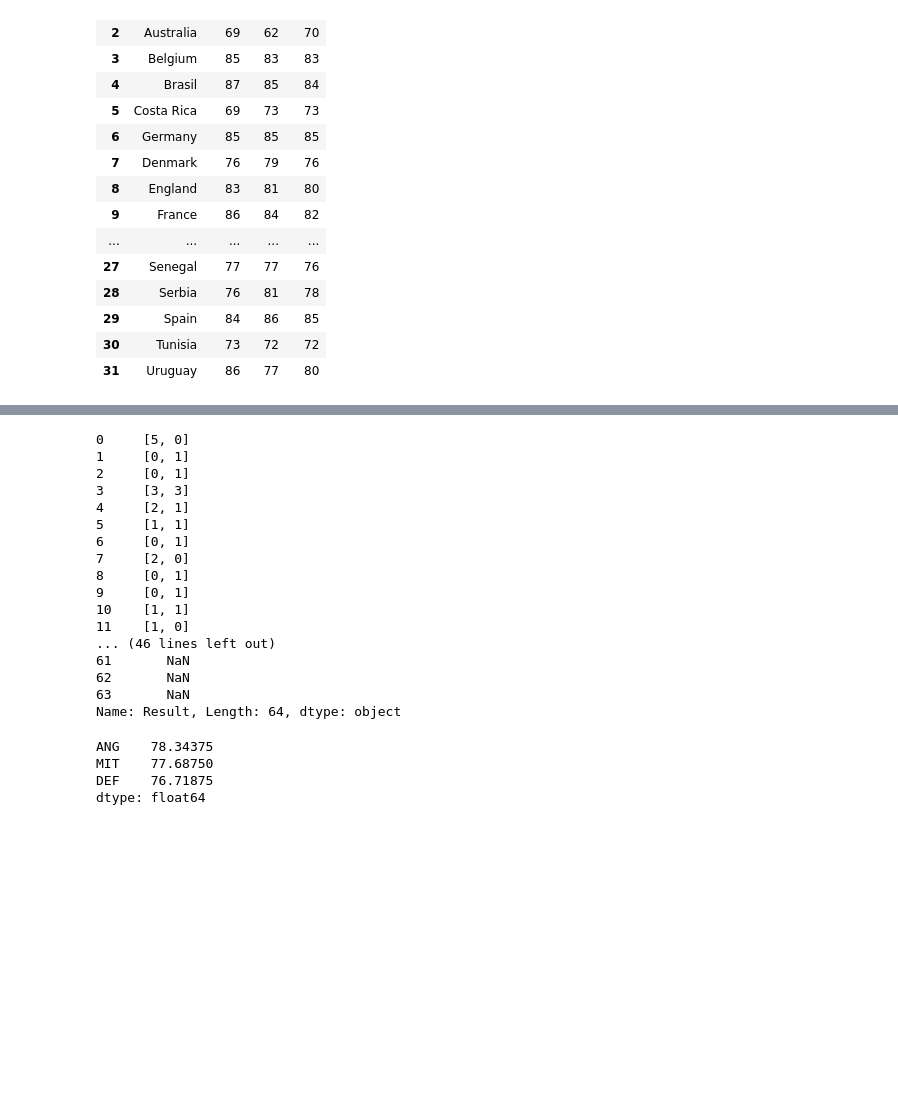
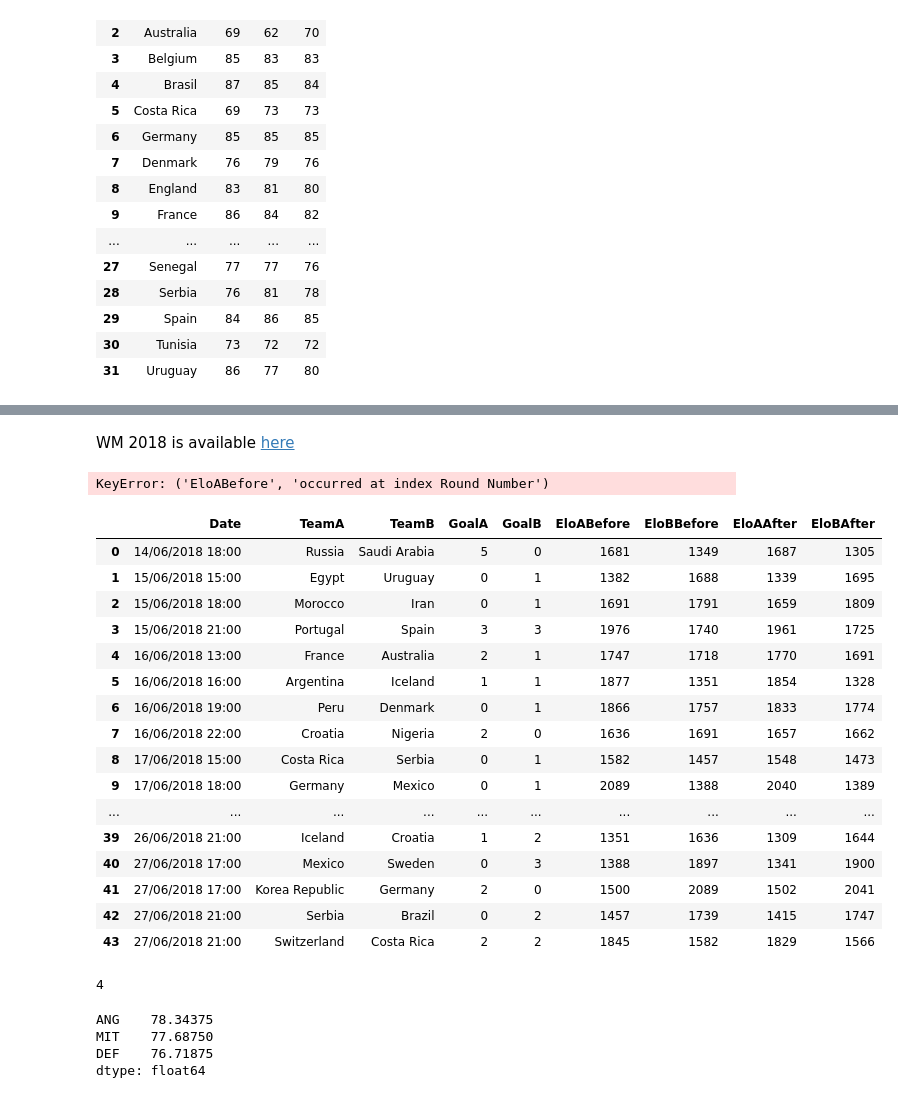
Before and after one commit to BernhardSchlegel/fifa-worldcup-prediction, a Jupyter notebook: code/bernhard.ipynb, the cells around one changed output, grey strips where cells are left out. Drawn from its saved outputs; the diff is of its cells as text; code cells hidden in the pictures; blank space fills up the shorter version.

Commit message:
apply to generate new ELOs

```diff
--- a/code/bernhard.ipynb
+++ b/code/bernhard.ipynb
@@ -56,20 +49,2 @@ SyntaxError: invalid syntax (<ipython-input-57-d95514ef9fb8>, line 1)
-# %%
-wm2018.Result.str.split(" - ")
-# %% [output]
-0     [5, 0]
-1     [0, 1]
-2     [0, 1]
-3     [3, 3]
-4     [2, 1]
-5     [1, 1]
-6     [0, 1]
-7     [2, 0]
-8     [0, 1]
-9     [0, 1]
-10    [1, 1]
-11    [1, 0]
-... (46 lines left out)
-61       NaN
-62       NaN
-63       NaN
-Name: Result, Length: 64, dtype: object
+# %% [markdown]
+WM 2018 is available [here](https://fixturedownload.com/download/csv/fifa-world-cup-2018)
@@ -76,3 +85,48 @@ Name: Result, Length: 64, dtype: object
+# %%
+wm2018.apply(lambda x:  + x["k"] * (x["W_a"] - x["W_e"]))
+# %% [output]
+KeyError: ('EloABefore', 'occurred at index Round Number')
+# %%
+wm2018 = pd.read_csv("../data/fifa-world-cup-2018-RussianStandardTime.csv")
+wm2018 = wm2018[wm2018["Result"].notnull()] # only get rows where a result exists
+wm2018["GoalA"], wm2018["GoalB"] = wm2018.Result.str.split(' - ', 1).str # split Result col into GoalA and GoalB
+wm2018 = wm2018.rename(index=str, columns={"Home Team": "TeamA", "Away Team": "TeamB"})
+wm2018["EloABefore"] = wm2018.apply(lambda x: getLastEloForTeam(x['TeamA']), axis=1) # get last elos from historical data
+wm2018["EloBBefore"] = wm2018.apply(lambda x: getLastEloForTeam(x['TeamB']), axis=1) # get last elos from historical data
+
+# calculate Elos
+wm2018["W_a"] = np.where(wm2018['GoalA']>wm2018['GoalB'], 1, np.where(wm2018['GoalB']>wm2018['GoalA'], 0, 0.5))
+wm2018["W_b"] = 1- wm2018["W_a"]
+wm2018["k"] = 50
+wm2018["W_e"] = wm2018.apply(lambda x: 1/(1+math.pow(10.0,((-abs(x['EloABefore'] - x["EloBBefore"]))/400))), axis=1)
+wm2018["EloAAfter"] = wm2018.apply(lambda x: round(x['EloABefore'] + x["k"] * (x["W_a"] - x["W_e"])), axis=1)
+wm2018["EloBAfter"] = wm2018.apply(lambda x: round(x['EloBBefore'] + x["k"] * (x["W_b"] - x["W_e"])), axis=1)
+
+wm2018 = wm2018.drop(columns=["Result", "Group", "Location", "Round Number"], axis=1) # drop unused
+wm2018 = wm2018.drop(columns=["W_a", "W_b", "k", "W_e"], axis=1) # drop intermediate elo columns
+wm2018
+# %% [output]
+|  | Date | TeamA | TeamB | GoalA | GoalB | EloABefore | EloBBefore | EloAAfter | EloBAfter |
+| 0 | 14/06/2018 18:00 | Russia | Saudi Arabia | 5 | 0 | 1681 | 1349 | 1687 | 1305 |
+| 1 | 15/06/2018 15:00 | Egypt | Uruguay | 0 | 1 | 1382 | 1688 | 1339 | 1695 |
+| 2 | 15/06/2018 18:00 | Morocco | Iran | 0 | 1 | 1691 | 1791 | 1659 | 1809 |
+| 3 | 15/06/2018 21:00 | Portugal | Spain | 3 | 3 | 1976 | 1740 | 1961 | 1725 |
+| 4 | 16/06/2018 13:00 | France | Australia | 2 | 1 | 1747 | 1718 | 1770 | 1691 |
+| 5 | 16/06/2018 16:00 | Argentina | Iceland | 1 | 1 | 1877 | 1351 | 1854 | 1328 |
+| 6 | 16/06/2018 19:00 | Peru | Denmark | 0 | 1 | 1866 | 1757 | 1833 | 1774 |
+| 7 | 16/06/2018 22:00 | Croatia | Nigeria | 2 | 0 | 1636 | 1691 | 1657 | 1662 |
+| 8 | 17/06/2018 15:00 | Costa Rica | Serbia | 0 | 1 | 1582 | 1457 | 1548 | 1473 |
+| 9 | 17/06/2018 18:00 | Germany | Mexico | 0 | 1 | 2089 | 1388 | 2040 | 1389 |
+| ... | ... | ... | ... | ... | ... | ... | ... | ... | ... |
+| 39 | 26/06/2018 21:00 | Iceland | Croatia | 1 | 2 | 1351 | 1636 | 1309 | 1644 |
+| 40 | 27/06/2018 17:00 | Mexico | Sweden | 0 | 3 | 1388 | 1897 | 1341 | 1900 |
+| 41 | 27/06/2018 17:00 | Korea Republic | Germany | 2 | 0 | 1500 | 2089 | 1502 | 2041 |
+| 42 | 27/06/2018 21:00 | Serbia | Brazil | 0 | 2 | 1457 | 1739 | 1415 | 1747 |
+| 43 | 27/06/2018 21:00 | Switzerland | Costa Rica | 2 | 2 | 1845 | 1582 | 1829 | 1566 |
+# %%
+pow(2,2)
+# %% [output]
+4
 # %%
 means = np.mean(fifa)
 means
```
Also changed, not shown: parts of 5 cells of this notebook.
